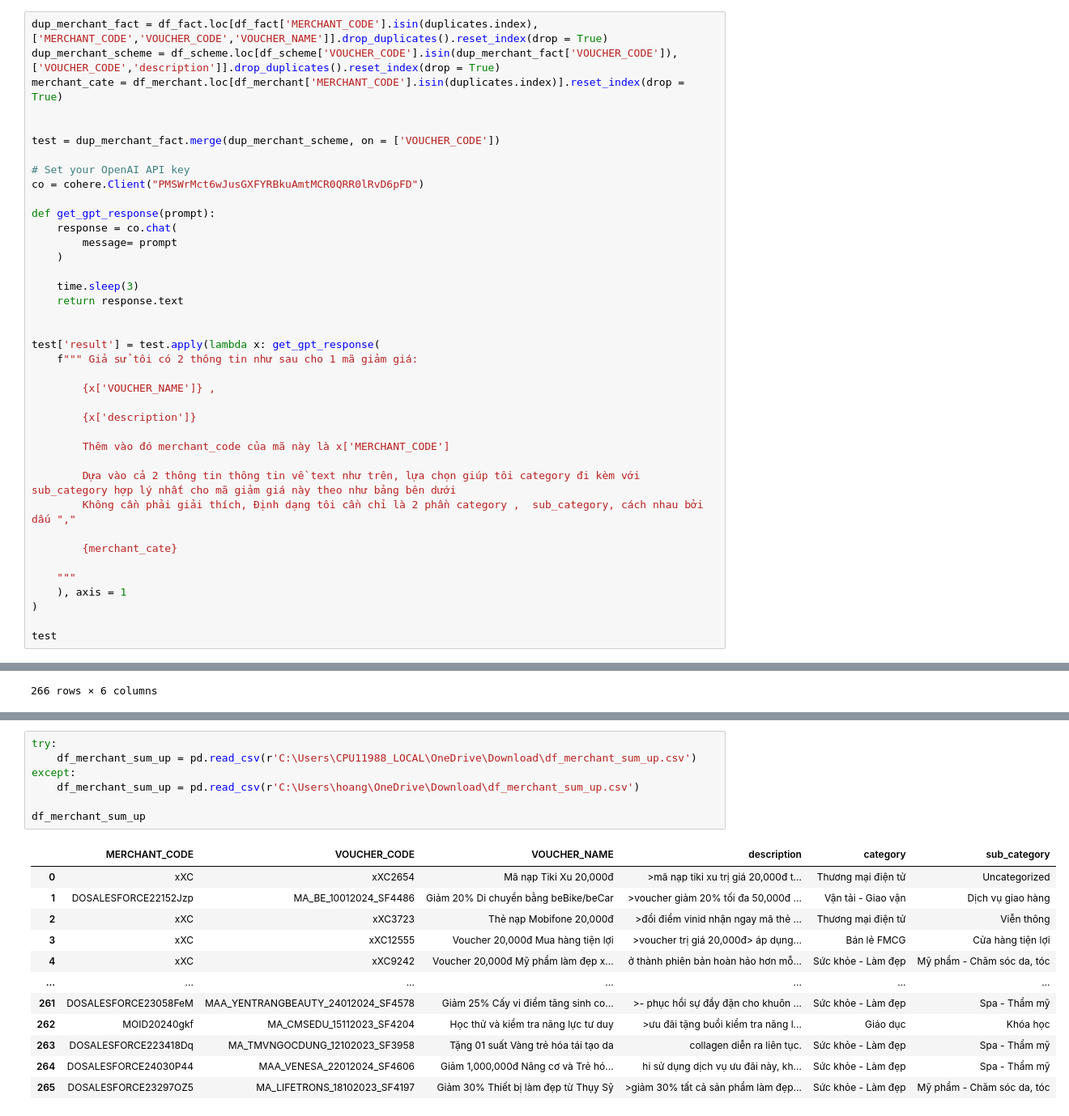
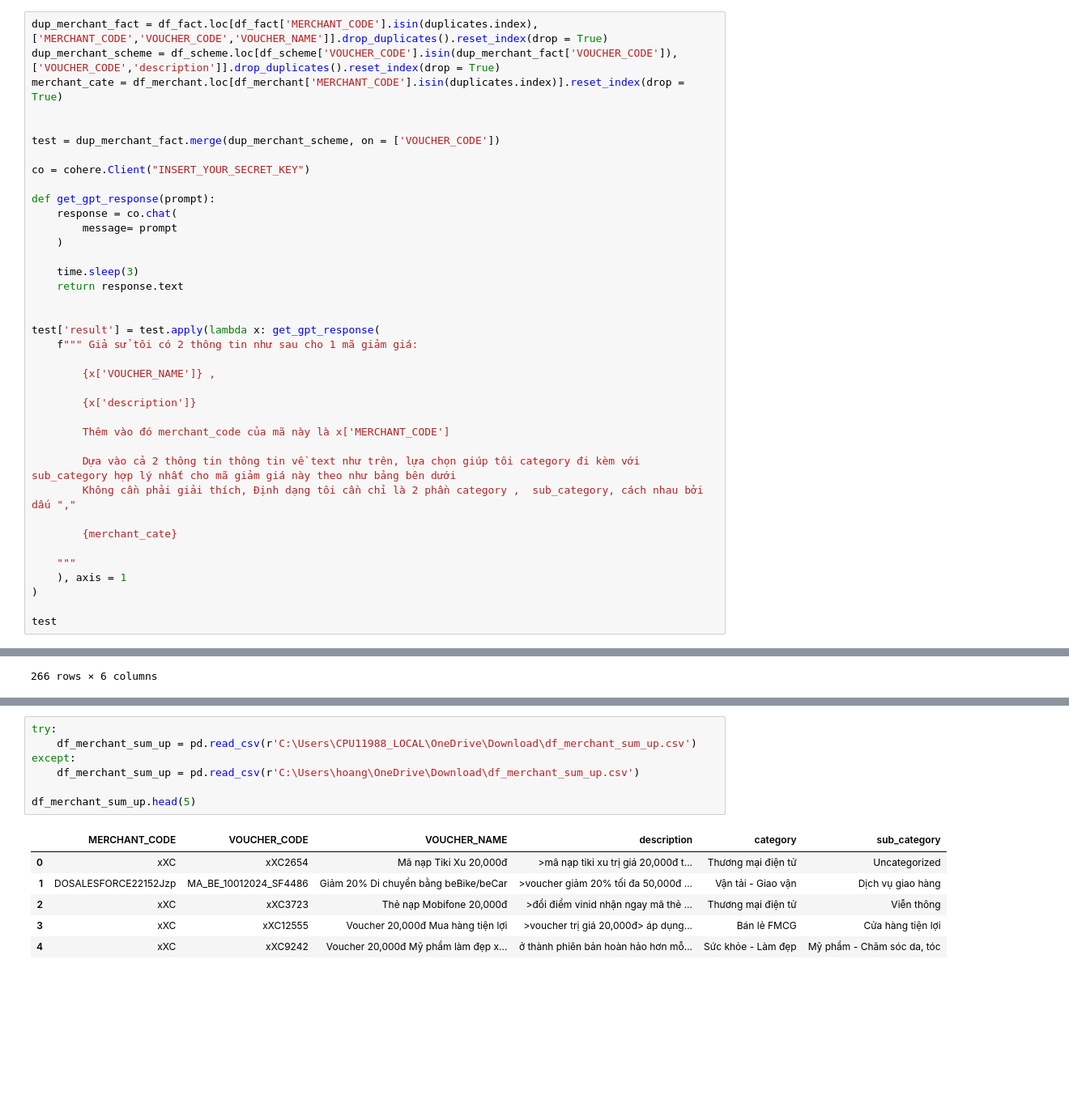
Before and after one commit to hoangsuperpower/myproject, a Jupyter notebook: SDA.ipynb, the cells around one changed output, grey strips where cells are left out. Shown: that part at 81% size. Saved outputs shown, nothing was run; the diff lists cells and outputs as text; blank space fills up the shorter version.

```diff
--- a/SDA.ipynb
+++ b/SDA.ipynb
@@ -463,8 +463,7 @@ merchant_cate = df_merchant.loc[df_merchant['MERCHANT_CODE'].isin(duplicates.ind
 
 test = dup_merchant_fact.merge(dup_merchant_scheme, on = ['VOUCHER_CODE'])
 
-# Set your OpenAI API key
-co = cohere.Client("PMSWrMct6wJusGXFYRBkuAmtMCR0QRR0lRvD6pFD")
+co = cohere.Client("INSERT_YOUR_SECRET_KEY")
 
 def get_gpt_response(prompt):
     response = co.chat(
@@ -625,20 +607,14 @@ df_fact
 # %%
 try:
     df_merchant_sum_up = pd.read_csv(r'C:\Users\CPU11988_LOCAL\OneDrive\Download\df_merchant_sum_up.csv')
 except:
     df_merchant_sum_up = pd.read_csv(r'C:\Users\hoang\OneDrive\Download\df_merchant_sum_up.csv')
 
-df_merchant_sum_up
+df_merchant_sum_up.head(5)
 # %% [output]
 |  | MERCHANT_CODE | VOUCHER_CODE | VOUCHER_NAME | description | category | sub_category |
 | 0 | xXC | xXC2654 | Mã nạp Tiki Xu 20,000đ | >mã nạp tiki xu trị giá 20,000đ t... | Thương mại điện tử | Uncategorized |
 | 1 | DOSALESFORCE22152Jzp | MA_BE_10012024_SF4486 | Giảm 20% Di chuyển bằng beBike/beCar | >voucher giảm 20% tối đa 50,000đ ... | Vận tải - Giao vận | Dịch vụ giao hàng |
 | 2 | xXC | xXC3723 | Thẻ nạp Mobifone 20,000đ | >đổi điểm vinid nhận ngay mã thẻ ... | Thương mại điện tử | Viễn thông |
 | 3 | xXC | xXC12555 | Voucher 20,000đ Mua hàng tiện lợi | >voucher trị giá 20,000đ> áp dụng... | Bán lẻ FMCG | Cửa hàng tiện lợi |
 | 4 | xXC | xXC9242 | Voucher 20,000đ Mỹ phẩm làm đẹp x... | ở thành phiên bản hoàn hảo hơn mỗ... | Sức khỏe - Làm đẹp | Mỹ phẩm - Chăm sóc da, tóc |
-| ... | ... | ... | ... | ... | ... | ... |
-| 261 | DOSALESFORCE23058FeM | MAA_YENTRANGBEAUTY_24012024_SF4578 | Giảm 25% Cấy vi điểm tăng sinh co... | >- phục hồi sự đầy đặn cho khuôn ... | Sức khỏe - Làm đẹp | Spa - Thẩm mỹ |
-| 262 | MOID20240gkf | MA_CMSEDU_15112023_SF4204 | Học thử và kiểm tra năng lực tư duy | >ưu đãi tặng buổi kiểm tra năng l... | Giáo dục | Khóa học |
-| 263 | DOSALESFORCE223418Dq | MA_TMVNGOCDUNG_12102023_SF3958 | Tặng 01 suất Vàng trẻ hóa tái tạo da | collagen diễn ra liên tục. | Sức khỏe - Làm đẹp | Spa - Thẩm mỹ |
-| 264 | DOSALESFORCE24030P44 | MAA_VENESA_22012024_SF4606 | Giảm 1,000,000đ Nâng cơ và Trẻ hó... | hi sử dụng dịch vụ ưu đãi này, kh... | Sức khỏe - Làm đẹp | Spa - Thẩm mỹ |
-| 265 | DOSALESFORCE23297OZ5 | MA_LIFETRONS_18102023_SF4197 | Giảm 30% Thiết bị làm đẹp từ Thụy Sỹ | >giảm 30% tất cả sản phẩm làm đẹp... | Sức khỏe - Làm đẹp | Mỹ phẩm - Chăm sóc da, tóc |
```
Also changed, not shown: parts of 17 cells of this notebook.
